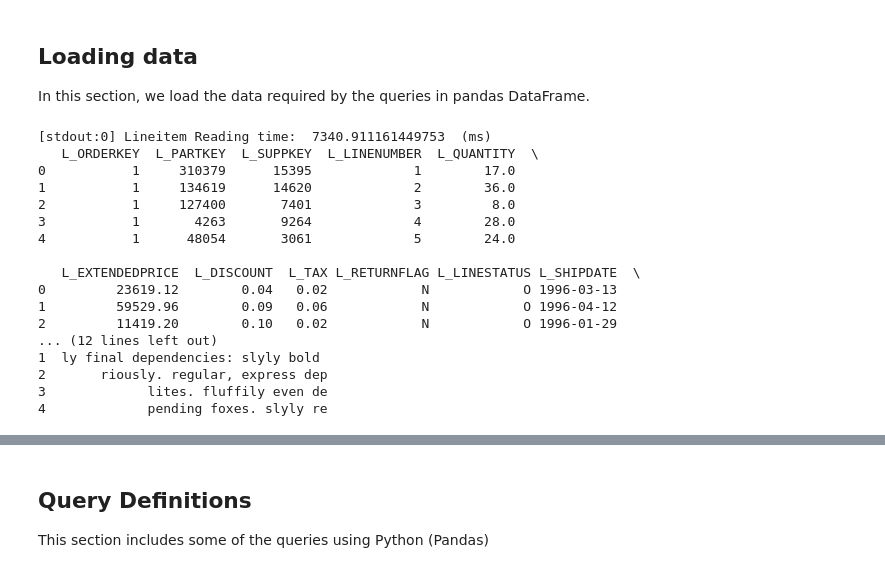
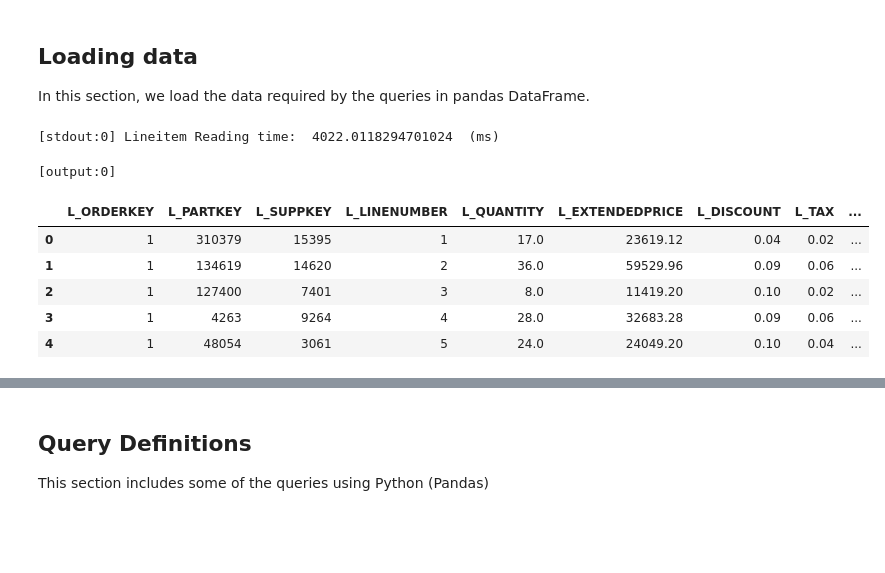
Before and after one commit to Bodo-inc/Bodo-examples, a Jupyter notebook: notebooks/tpch.ipynb, the cells around one changed output, grey strips where cells are left out. Drawn from its saved outputs; the diff is of its cells as text; code cells hidden in the pictures; blank space fills up the shorter version.

```diff
--- a/notebooks/tpch.ipynb
+++ b/notebooks/tpch.ipynb
@@ -63,44 +42,24 @@ In this section, we load the data required by the queries in pandas DataFrame.
 # %%
 %%px
 @bodo.jit(distributed=["rel"], cache=True)
 def load_lineitem(data_folder):
     t1 = time.time()
-    file = data_folder + "/lineitem.tbl"
-    cols_names = ['L_ORDERKEY' , 'L_PARTKEY', 'L_SUPPKEY', 'L_LINENUMBER', 'L_QUANTITY',
-            'L_EXTENDEDPRICE', 'L_DISCOUNT', 'L_TAX', 'L_RETURNFLAG', 'L_LINESTATUS', 'L_SHIPDATE',
-            'L_COMMITDATE', 'L_RECEIPTDATE', 'L_SHIPINSTRUCT', 'L_SHIPMODE', 'L_COMMENT']
-    cols = {'L_ORDERKEY' : np.int64, 'L_PARTKEY' : np.int64, 'L_SUPPKEY' : np.int64, 'L_LINENUMBER' : np.int64, 'L_QUANTITY' : np.float64,
-            'L_EXTENDEDPRICE' : np.float64, 'L_DISCOUNT' : np.float64, 'L_TAX' : np.float64, 'L_RETURNFLAG' : str, 'L_LINESTATUS' : str, 'L_SHIPDATE' : str,
-            'L_COMMITDATE' : str, 'L_RECEIPTDATE' : str, 'L_SHIPINSTRUCT' : str, 'L_SHIPMODE' : str, 'L_COMMENT' : str}
-    rel = pd.read_csv(file, sep='|', header=None,
-        names=cols_names,
-        dtype=cols,
-        parse_dates=[10, 11, 12]
-        )
+    rel = pd.read_parquet(data_folder)
     print("Lineitem Reading time: ", ((time.time() - t1) * 1000), " (ms)")
     return rel
 
-lineitem = load_lineitem("s3://bodo-example-data/tpch/s2")
+lineitem = load_lineitem("s3://bodo-example-data/tpch/s2/lineitem.pq")
 if bodo.get_rank()==0:
-    print(lineitem.head())
+    display(lineitem.head())
 # %% [output]
-[stdout:0] Lineitem Reading time:  7340.911161449753  (ms)
-   L_ORDERKEY  L_PARTKEY  L_SUPPKEY  L_LINENUMBER  L_QUANTITY  \
-0           1     310379      15395             1        17.0
-1           1     134619      14620             2        36.0
-2           1     127400       7401             3         8.0
-3           1       4263       9264             4        28.0
-4           1      48054       3061             5        24.0
-
-   L_EXTENDEDPRICE  L_DISCOUNT  L_TAX L_RETURNFLAG L_LINESTATUS L_SHIPDATE  \
-0         23619.12        0.04   0.02            N            O 1996-03-13
-1         59529.96        0.09   0.06            N            O 1996-04-12
-2         11419.20        0.10   0.02            N            O 1996-01-29
-... (12 lines left out)
-1  ly final dependencies: slyly bold
-2       riously. regular, express dep
-3             lites. fluffily even de
-4             pending foxes. slyly re
+[stdout:0] Lineitem Reading time:  4022.0118294701024  (ms)
+[output:0]
+|  | L_ORDERKEY | L_PARTKEY | L_SUPPKEY | L_LINENUMBER | L_QUANTITY | L_EXTENDEDPRICE | L_DISCOUNT | L_TAX | ... |
+| 0 | 1 | 310379 | 15395 | 1 | 17.0 | 23619.12 | 0.04 | 0.02 | ... |
+| 1 | 1 | 134619 | 14620 | 2 | 36.0 | 59529.96 | 0.09 | 0.06 | ... |
+| 2 | 1 | 127400 | 7401 | 3 | 8.0 | 11419.20 | 0.10 | 0.02 | ... |
+| 3 | 1 | 4263 | 9264 | 4 | 28.0 | 32683.28 | 0.09 | 0.06 | ... |
+| 4 | 1 | 48054 | 3061 | 5 | 24.0 | 24049.20 | 0.10 | 0.04 | ... |
 # %%
 %%px
 
```
Also changed, not shown: parts of 22 cells of this notebook.
